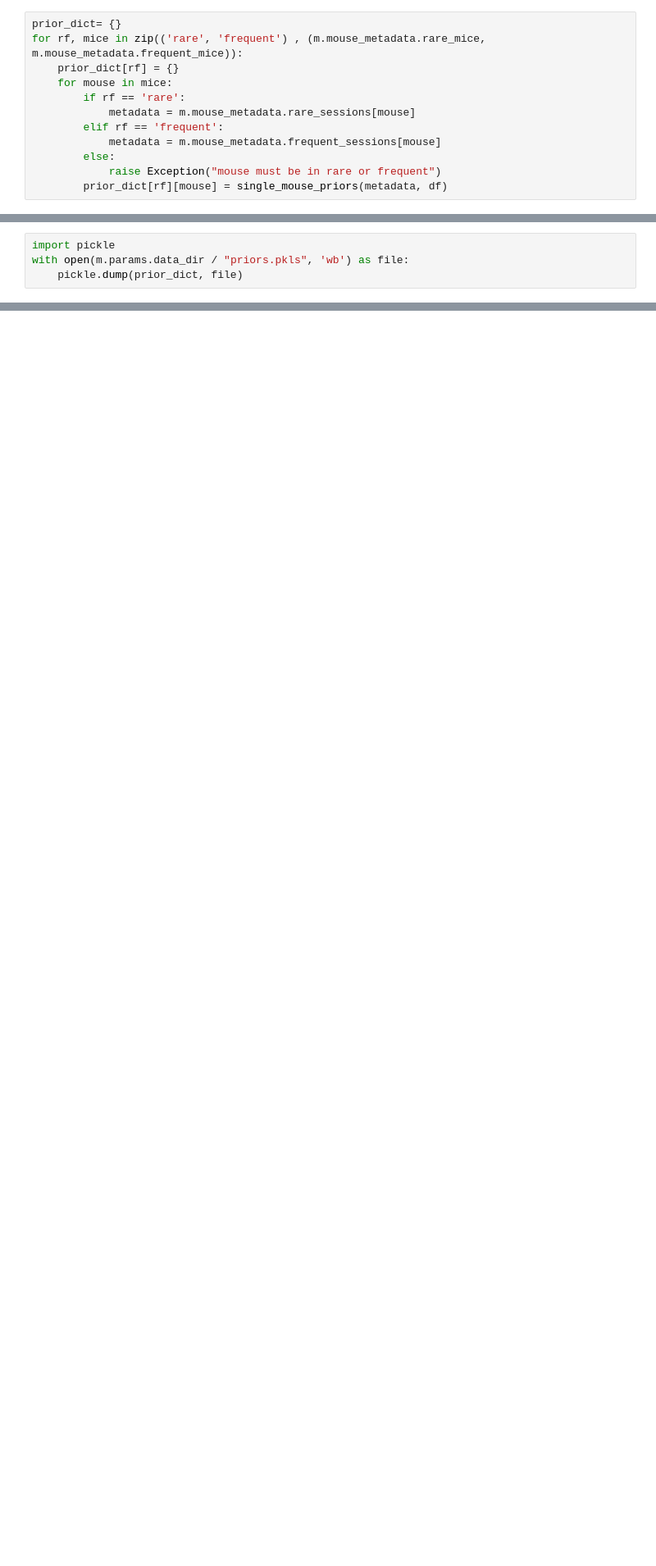
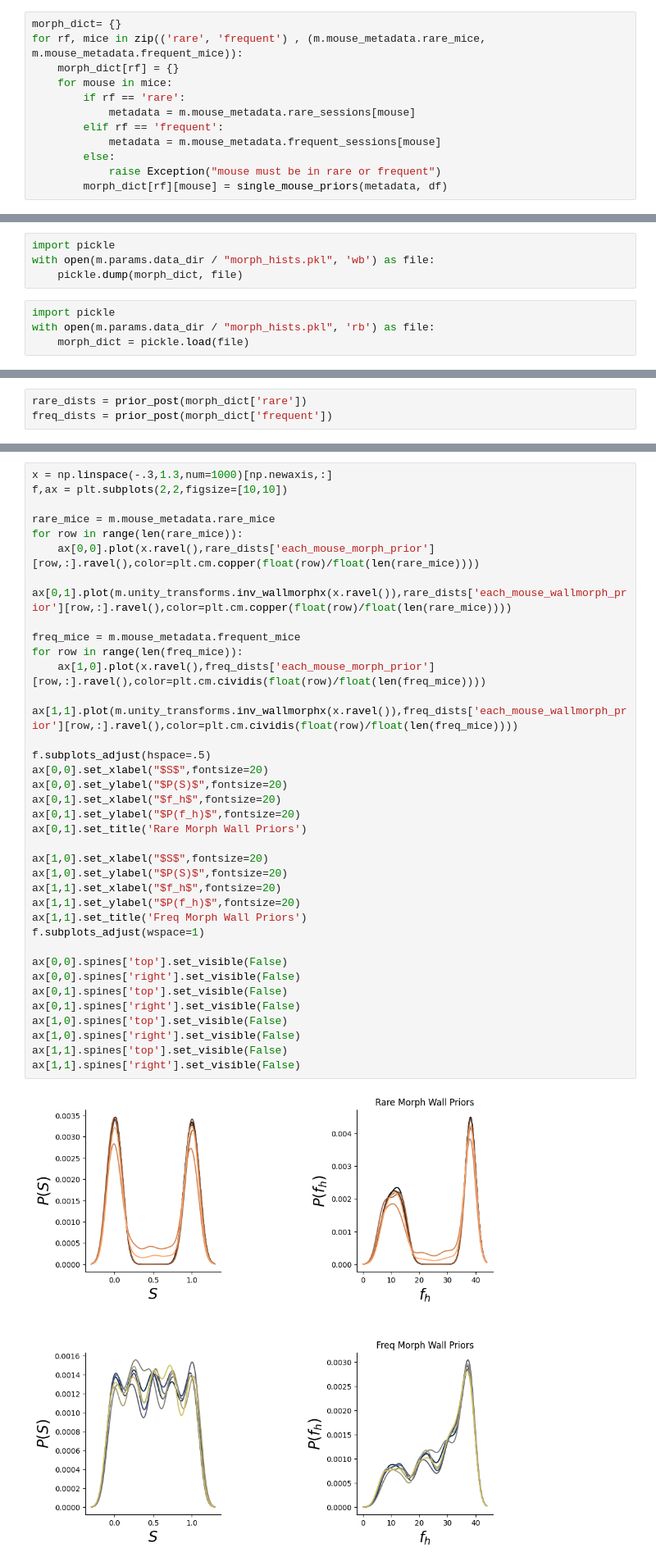
Before and after one commit to GiocomoLab/PlittGiocomo_2021, a Jupyter notebook: notebooks/main_figs/figure1/empirical_prior_posterior.ipynb, the cells around one changed output, grey strips where cells are left out. Shown at 82% size. Saved outputs shown, nothing was run; the diff lists cells and outputs as text; blank space fills up the shorter version.

```diff
--- a/notebooks/main_figs/figure1/empirical_prior_posterior.ipynb
+++ b/notebooks/main_figs/figure1/empirical_prior_posterior.ipynb
@@ -78,7 +78,7 @@ def single_mouse_priors(metadata, df, x=np.linspace(-.3,1.3,num=1000)[np.newaxis
 # %%
-prior_dict= {}
+morph_dict= {}
 for rf, mice in zip(('rare', 'frequent') , (m.mouse_metadata.rare_mice, m.mouse_metadata.frequent_mice)):
-    prior_dict[rf] = {}
+    morph_dict[rf] = {}
     for mouse in mice:
         if rf == 'rare':
             metadata = m.mouse_metadata.rare_sessions[mouse]
@@ -86,7 +86,7 @@ for rf, mice in zip(('rare', 'frequent') , (m.mouse_metadata.rare_mice, m.mouse_
             metadata = m.mouse_metadata.frequent_sessions[mouse]
         else:
             raise Exception("mouse must be in rare or frequent")
-        prior_dict[rf][mouse] = single_mouse_priors(metadata, df)
+        morph_dict[rf][mouse] = single_mouse_priors(metadata, df)
 # %% [output]
 /home/mplitt/repos/PlittGiocomo_CA1Morph_2019/data/morph_vr_data/4139265.3/10_02_2019/TwoTower_foraging_1.sqlite
 fix teleports (64126, 21) (60,) (60,)
@@ -181,6 +187,10 @@ See the documentation for a more detailed explanation: https://pandas.pydata.org
 ... (188 outputs left out)
 # %%
 import pickle
-with open(m.params.data_dir / "priors.pkls", 'wb') as file:
-    pickle.dump(prior_dict, file)
+with open(m.params.data_dir / "morph_hists.pkl", 'wb') as file:
+    pickle.dump(morph_dict, file)
+# %%
+import pickle
+with open(m.params.data_dir / "morph_hists.pkl", 'rb') as file:
+    morph_dict = pickle.load(file)
 # %%
@@ -212,0 +237,3 @@ def first_prior_post(prior_dict,sigma_likelihood=.3,x=np.linspace(-.3,1.3,num=10
+# %%
+rare_dists = prior_post(morph_dict['rare'])
+freq_dists = prior_post(morph_dict['frequent'])
@@ -212,0 +242,38 @@ def first_prior_post(prior_dict,sigma_likelihood=.3,x=np.linspace(-.3,1.3,num=10
+# %%
+x = np.linspace(-.3,1.3,num=1000)[np.newaxis,:]
+f,ax = plt.subplots(2,2,figsize=[10,10])
+
+rare_mice = m.mouse_metadata.rare_mice
+for row in range(len(rare_mice)):
+    ax[0,0].plot(x.ravel(),rare_dists['each_mouse_morph_prior'][row,:].ravel(),color=plt.cm.copper(float(row)/float(len(rare_mice))))
+    ax[0,1].plot(m.unity_transforms.inv_wallmorphx(x.ravel()),rare_dists['each_mouse_wallmorph_prior'][row,:].ravel(),color=plt.cm.copper(float(row)/float(len(rare_mice))))
+
+freq_mice = m.mouse_metadata.frequent_mice
+for row in range(len(freq_mice)):
+    ax[1,0].plot(x.ravel(),freq_dists['each_mouse_morph_prior'][row,:].ravel(),color=plt.cm.cividis(float(row)/float(len(freq_mice))))
+    ax[1,1].plot(m.unity_transforms.inv_wallmorphx(x.ravel()),freq_dists['each_mouse_wallmorph_prior'][row,:].ravel(),color=plt.cm.cividis(float(row)/float(len(freq_mice))))
+
+f.subplots_adjust(hspace=.5)
+ax[0,0].set_xlabel("$S$",fontsize=20)
+ax[0,0].set_ylabel("$P(S)$",fontsize=20)
+ax[0,1].set_xlabel("$f_h$",fontsize=20)
+ax[0,1].set_ylabel("$P(f_h)$",fontsize=20)
+ax[0,1].set_title('Rare Morph Wall Priors')
+
+ax[1,0].set_xlabel("$S$",fontsize=20)
+ax[1,0].set_ylabel("$P(S)$",fontsize=20)
+ax[1,1].set_xlabel("$f_h$",fontsize=20)
+ax[1,1].set_ylabel("$P(f_h)$",fontsize=20)
+ax[1,1].set_title('Freq Morph Wall Priors')
+f.subplots_adjust(wspace=1)
+
+ax[0,0].spines['top'].set_visible(False)
+ax[0,0].spines['right'].set_visible(False)
+ax[0,1].spines['top'].set_visible(False)
+ax[0,1].spines['right'].set_visible(False)
+ax[1,0].spines['top'].set_visible(False)
+ax[1,0].spines['right'].set_visible(False)
+ax[1,1].spines['top'].set_visible(False)
+ax[1,1].spines['right'].set_visible(False)
+# %% [output]
+[figure, added]
```
Also changed, not shown: parts of 6 cells of this notebook, 1 other file.
